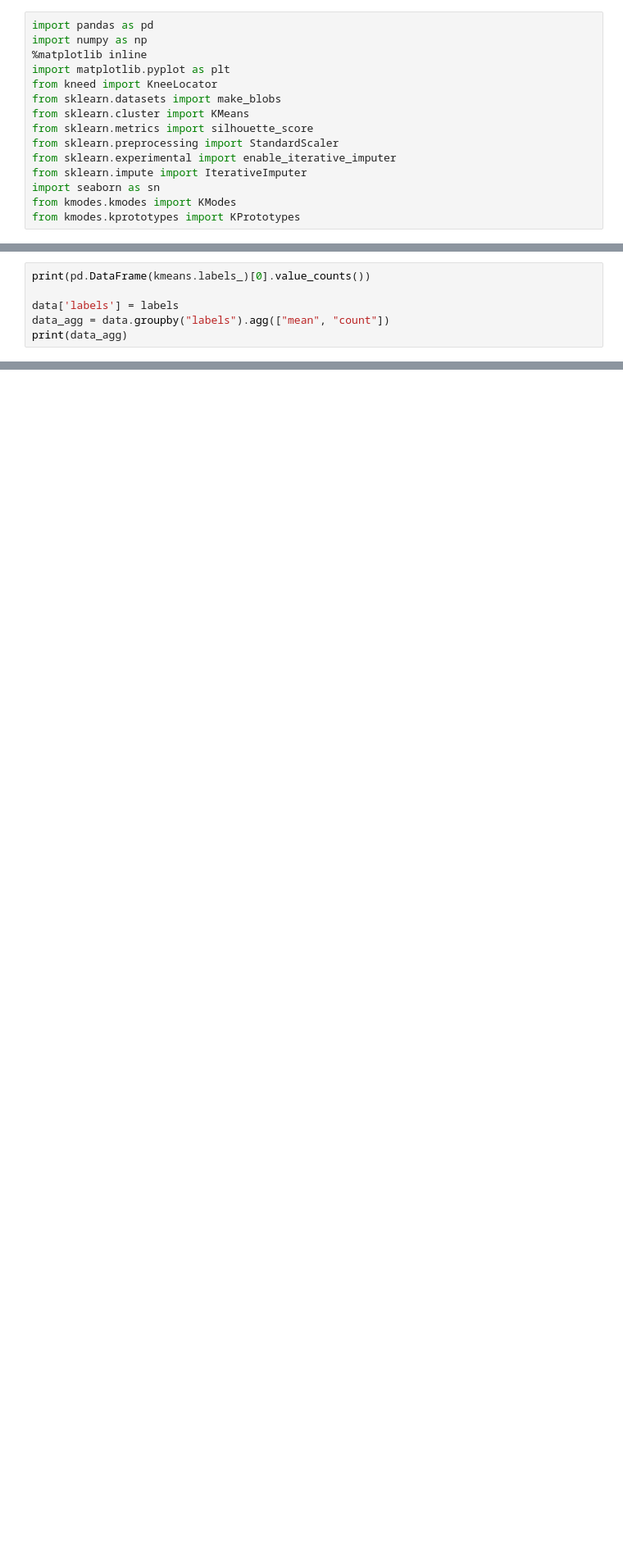
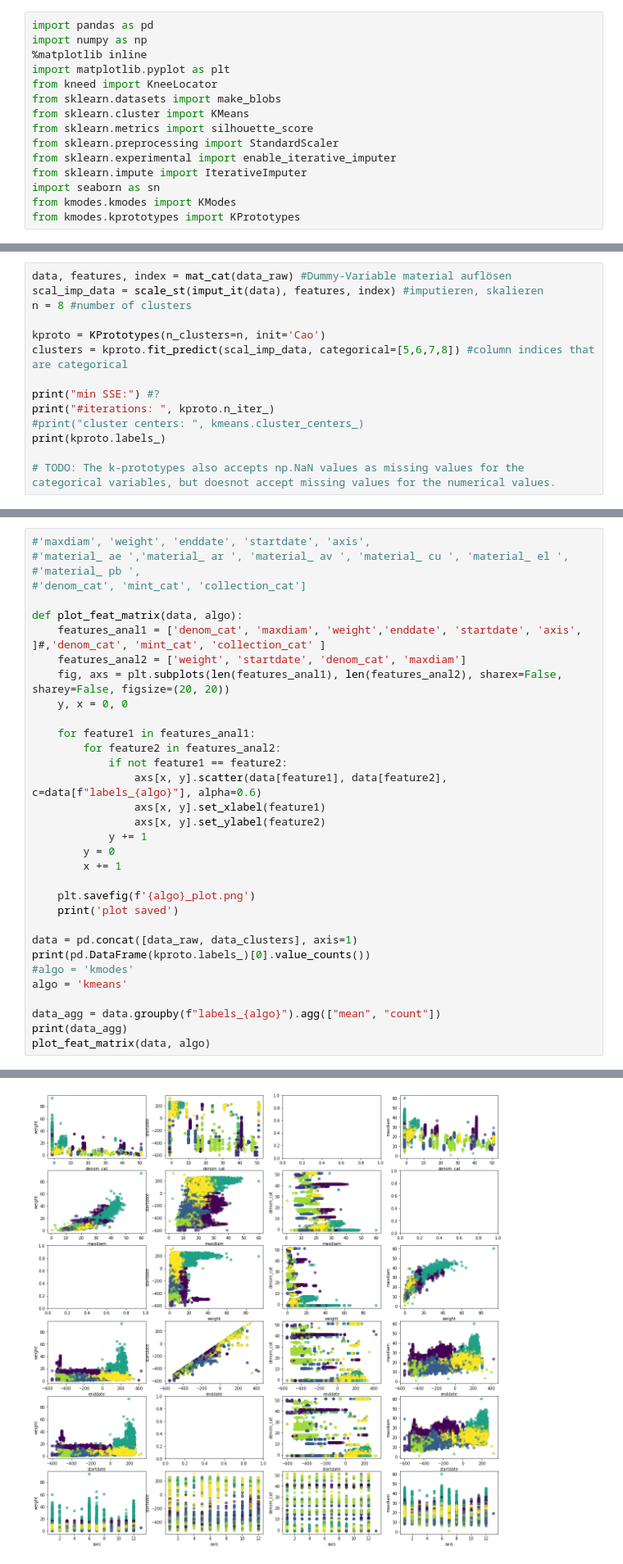
Before and after one commit to codehering/data_challanges_2021, a Jupyter notebook: kMeans.ipynb, the cells around one changed output, grey strips where cells are left out. Shown: that part at 82% size. Drawn from its saved outputs; the diff is of its cells as text; blank space fills up the shorter version.

```diff
--- a/kMeans.ipynb
+++ b/kMeans.ipynb
@@ -149,6 +15,0 @@ min SSE: 224134.18485864668
-# %%
-print(pd.DataFrame(kmeans.labels_)[0].value_counts())
-
-data['labels'] = labels
-data_agg = data.groupby("labels").agg(["mean", "count"])
-print(data_agg)
@@ -274,0 +117,14 @@ memory usage: 5.3 MB
+# %%
+data, features, index = mat_cat(data_raw) #Dummy-Variable material auflösen
+scal_imp_data = scale_st(imput_it(data), features, index) #imputieren, skalieren
+n = 8 #number of clusters
+
+kproto = KPrototypes(n_clusters=n, init='Cao')
+clusters = kproto.fit_predict(scal_imp_data, categorical=[5,6,7,8]) #column indices that are categorical
+
+print("min SSE:") #?
+print("#iterations: ", kproto.n_iter_)
+#print("cluster centers: ", kmeans.cluster_centers_)
+print(kproto.labels_)
+
+# TODO: The k-prototypes also accepts np.NaN values as missing values for the categorical variables, but doesnot accept missing values for the numerical values.
@@ -274,0 +156,33 @@ memory usage: 5.3 MB
+# %%
+#'maxdiam', 'weight', 'enddate', 'startdate', 'axis',
+#'material_ ae ','material_ ar ', 'material_ av ', 'material_ cu ', 'material_ el ', #'material_ pb ',
+#'denom_cat', 'mint_cat', 'collection_cat']
+
+def plot_feat_matrix(data, algo):
+    features_anal1 = ['denom_cat', 'maxdiam', 'weight','enddate', 'startdate', 'axis', ]#,'denom_cat', 'mint_cat', 'collection_cat' ]
+    features_anal2 = ['weight', 'startdate', 'denom_cat', 'maxdiam']
+    fig, axs = plt.subplots(len(features_anal1), len(features_anal2), sharex=False, sharey=False, figsize=(20, 20))
+    y, x = 0, 0
+
+    for feature1 in features_anal1:
+        for feature2 in features_anal2:
+            if not feature1 == feature2:
+                axs[x, y].scatter(data[feature1], data[feature2], c=data[f"labels_{algo}"], alpha=0.6)
+                axs[x, y].set_xlabel(feature1)
+                axs[x, y].set_ylabel(feature2)
+            y += 1
+        y = 0
+        x += 1
+
+    plt.savefig(f'{algo}_plot.png')
+    print('plot saved')
+
+data = pd.concat([data_raw, data_clusters], axis=1)
+print(pd.DataFrame(kproto.labels_)[0].value_counts())
+#algo = 'kmodes'
+algo = 'kmeans'
+
+data_agg = data.groupby(f"labels_{algo}").agg(["mean", "count"])
+print(data_agg)
+plot_feat_matrix(data, algo)
+# %% [output]
@@ -274,0 +206 @@ memory usage: 5.3 MB
+[figure, added]
```
Also changed, not shown: parts of 36 cells of this notebook, 2 other files.
